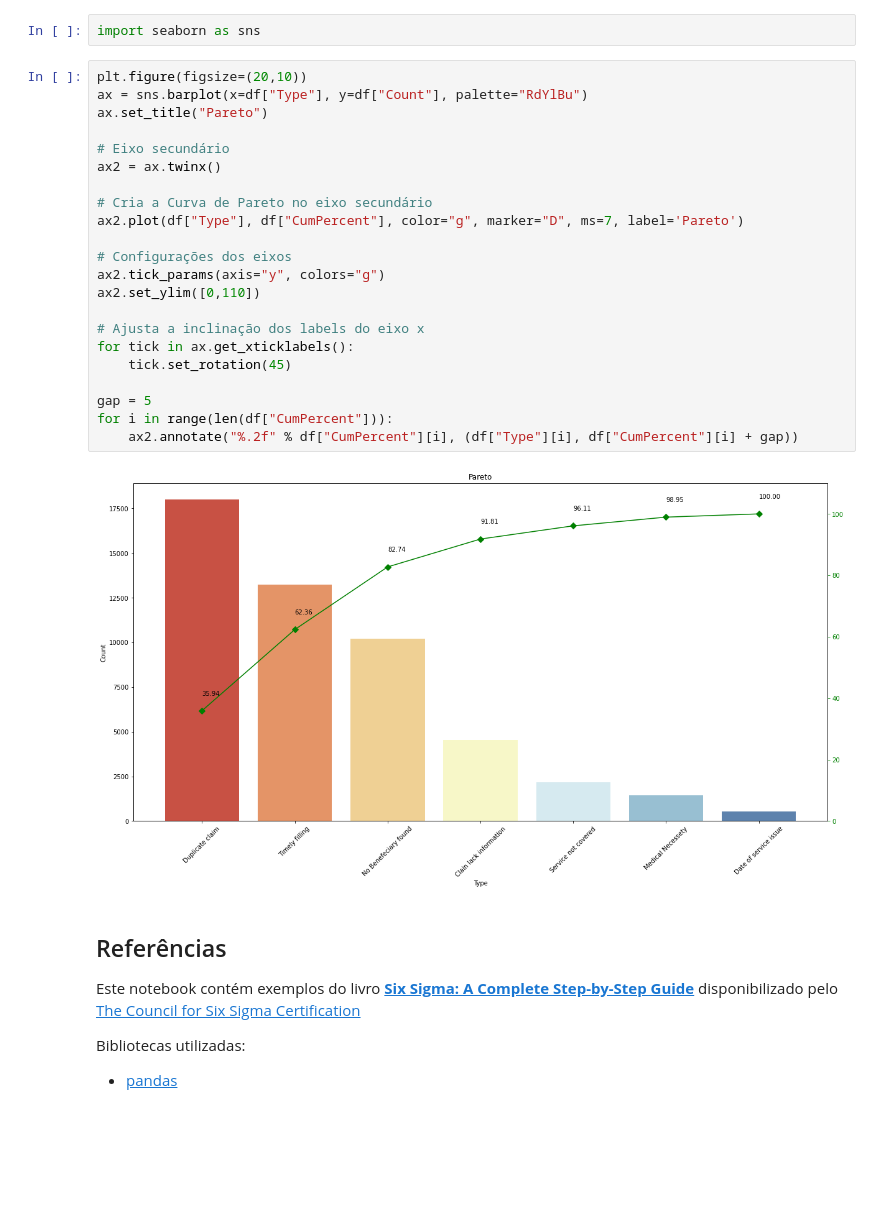
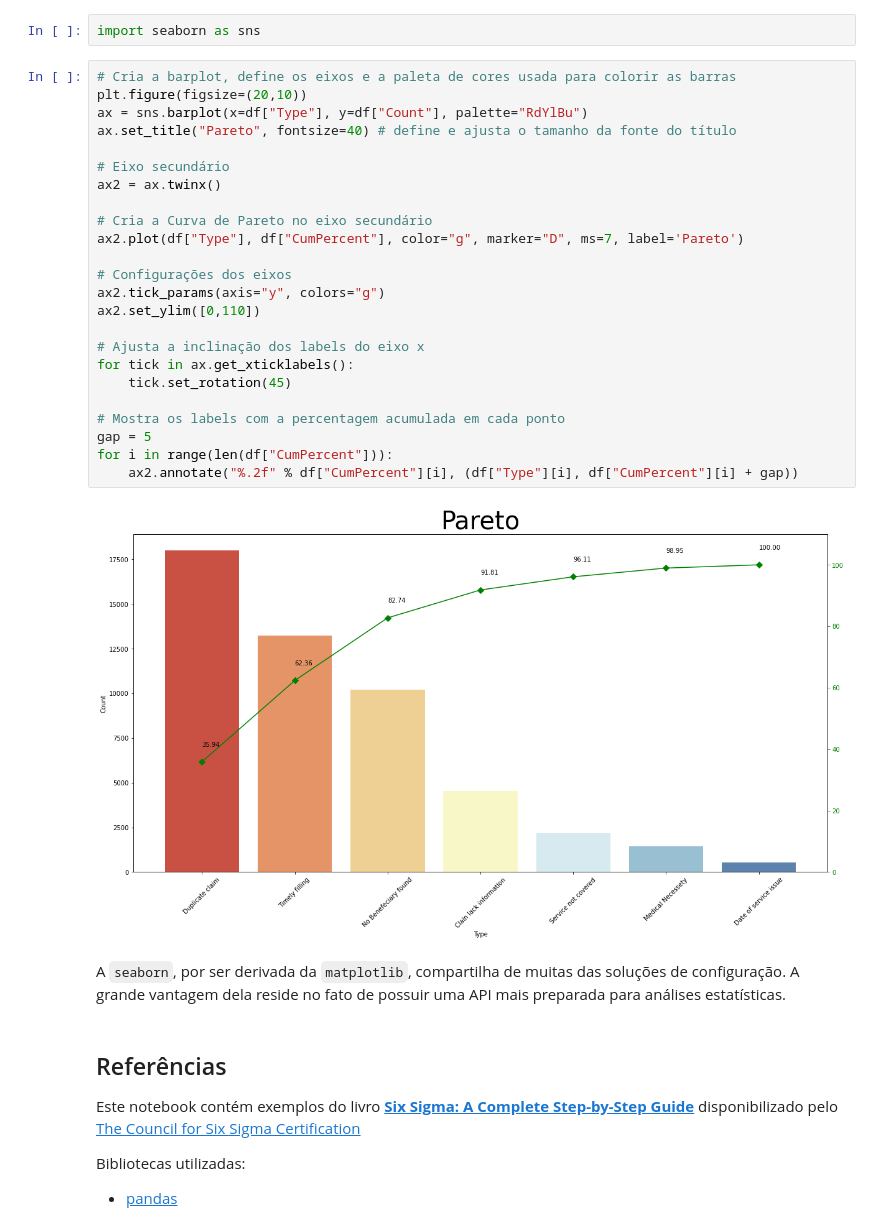
Before and after one commit to vstram/SixSigmaInR, a Jupyter notebook: chapter 05/ch05p071_py.ipynb, the cells around one changed output. Drawn from its saved outputs; the diff is of its cells as text; blank space fills up the shorter version.

Commit message:
Artigo com o notebook em python para exercicio pg 71

```diff
--- a/chapter 05/ch05p071_py.ipynb
+++ b/chapter 05/ch05p071_py.ipynb
@@ -124,29 +125,33 @@ A biblioteca `seaborn` é desenvolvida com base na `matplotlib` e possui mais re
 # %%
 import seaborn as sns
 # %%
+# Cria a barplot, define os eixos e a paleta de cores usada para colorir as barras
 plt.figure(figsize=(20,10))
 ax = sns.barplot(x=df["Type"], y=df["Count"], palette="RdYlBu")
-ax.set_title("Pareto")
+ax.set_title("Pareto", fontsize=40) # define e ajusta o tamanho da fonte do título
 
 # Eixo secundário
 ax2 = ax.twinx()
 
 # Cria a Curva de Pareto no eixo secundário
 ax2.plot(df["Type"], df["CumPercent"], color="g", marker="D", ms=7, label='Pareto')
 
 # Configurações dos eixos
 ax2.tick_params(axis="y", colors="g")
 ax2.set_ylim([0,110])
 
 # Ajusta a inclinação dos labels do eixo x
 for tick in ax.get_xticklabels():
     tick.set_rotation(45)
 
+# Mostra os labels com a percentagem acumulada em cada ponto
 gap = 5
 for i in range(len(df["CumPercent"])):
     ax2.annotate("%.2f" % df["CumPercent"][i], (df["Type"][i], df["CumPercent"][i] + gap))
 # %% [output]
-[figure, old version]
+[figure, new version]
+# %% [markdown]
+A `seaborn`, por ser derivada da `matplotlib`, compartilha de muitas das soluções de configuração. A grande vantagem dela reside no fato de possuir uma API mais preparada para análises estatísticas.
 # %% [markdown]
 ## Referências
 
```
Also changed, not shown: parts of 5 cells of this notebook, 4 other files.
